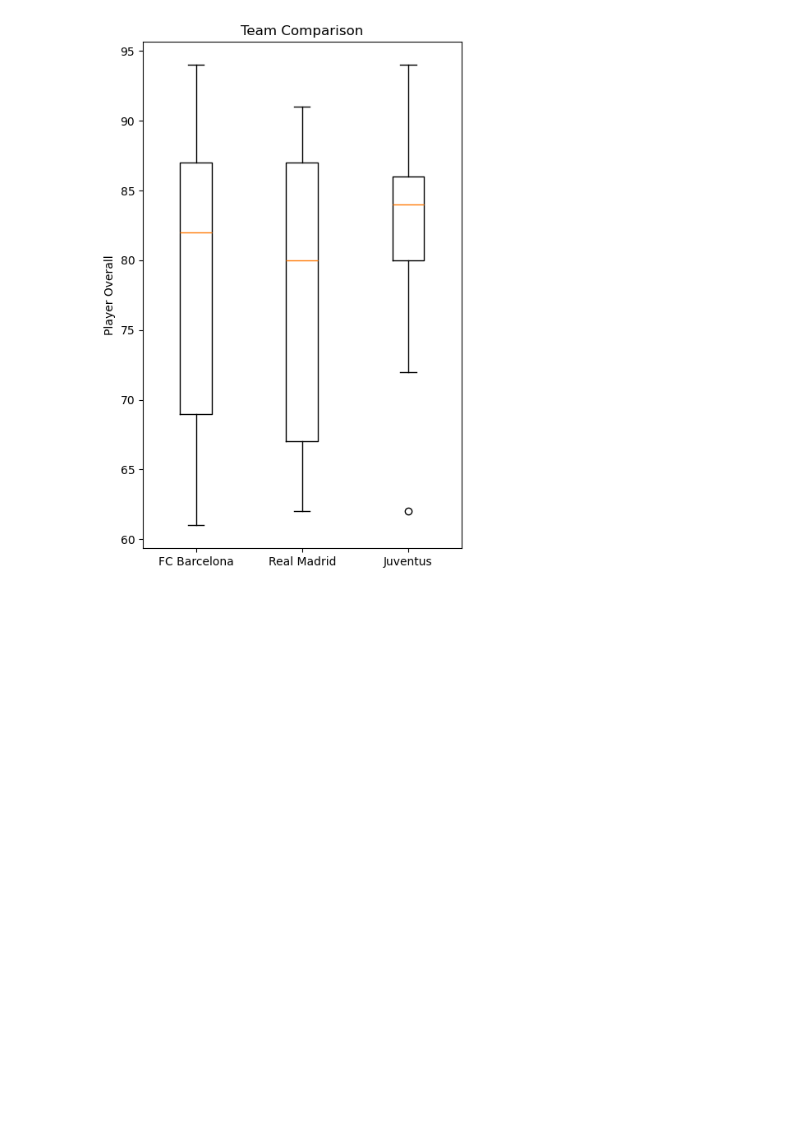
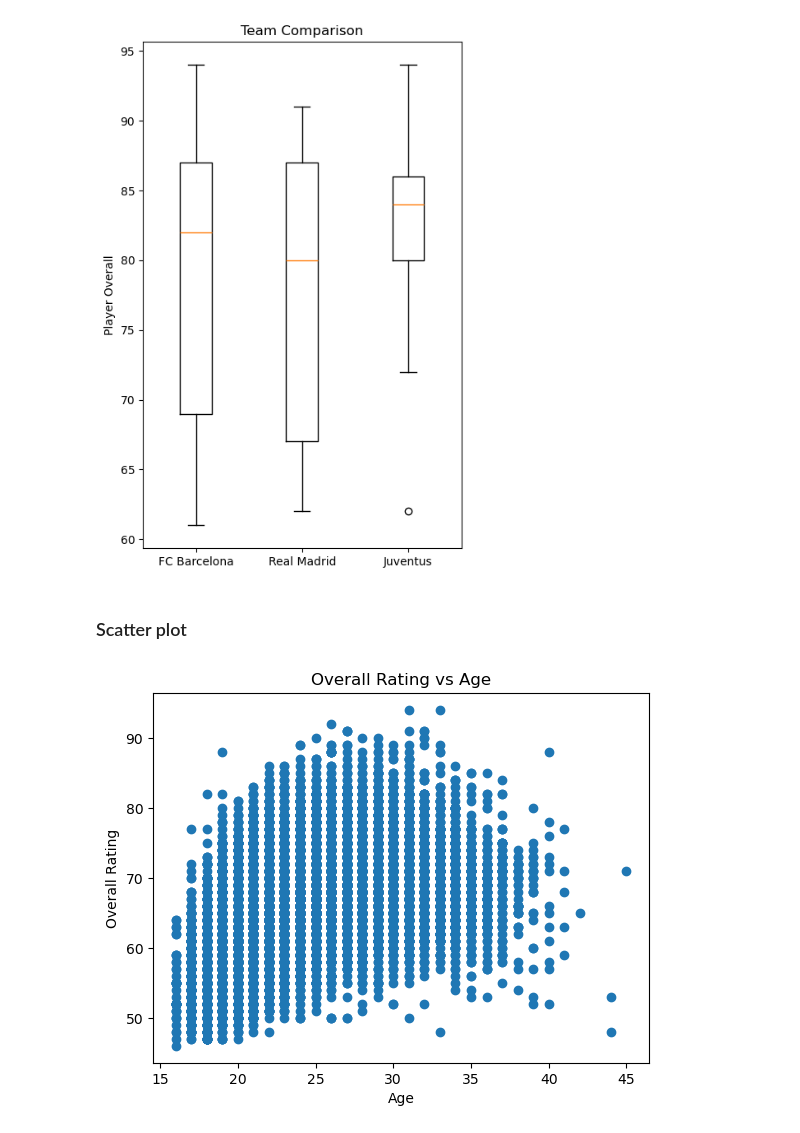
Before and after one commit to Rishabhpm23/Infomatrix-Python-Week-, a Jupyter notebook: matplotlib_practice.ipynb, the cells around one changed output. Drawn from its saved outputs; the diff is of its cells as text; code cells hidden in the pictures; blank space fills up the shorter version.

```diff
--- a/matplotlib_practice.ipynb
+++ b/matplotlib_practice.ipynb
@@ -149,3 +149,15 @@ plt.savefig('fifa_boxplot.png', dpi=300)
 plt.show()
 # %% [output]
 [figure]
+# %% [markdown]
+### Scatter plot
+# %%
+plt.scatter(fifa['Age'], fifa['Overall'])
+
+plt.title('Overall Rating vs Age')
+plt.xlabel('Age')
+plt.ylabel('Overall Rating')
+
+plt.show()
+# %% [output]
+[figure, added]
```
Also changed, not shown: parts of 4 cells of this notebook.
